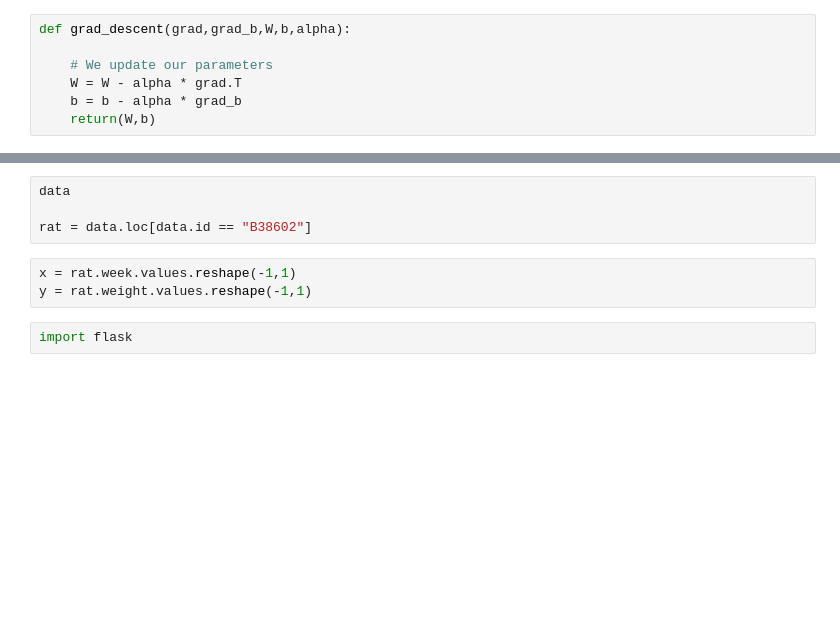
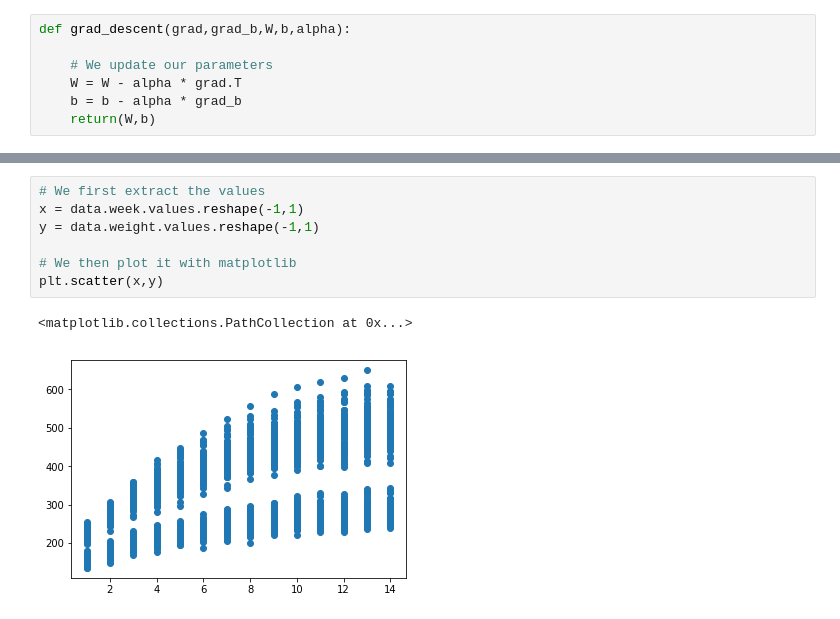
Before and after one commit to dhuynh95/X-AI, a Jupyter notebook: lesson_1_regression_classification/Lesson_1_regression.ipynb, the cells around one changed output, grey strips where cells are left out. Saved outputs shown, nothing was run; the diff lists cells and outputs as text; blank space fills up the shorter version.

```diff
--- a/lesson_1_regression_classification/Lesson_1_regression.ipynb
+++ b/lesson_1_regression_classification/Lesson_1_regression.ipynb
@@ -395,9 +444,10 @@ data = pd.read_csv("./data/ratWeight.csv")
-# %%
-data
-
-rat = data.loc[data.id == "B38602"]
 # %%
-x = rat.week.values.reshape(-1,1)
-y = rat.weight.values.reshape(-1,1)
+# We first extract the values
+x = data.week.values.reshape(-1,1)
+y = data.weight.values.reshape(-1,1)
+
+# We then plot it with matplotlib
+plt.scatter(x,y)
+# %% [output]
+<matplotlib.collections.PathCollection at 0x...>
+[figure, added]
-# %%
-import flask
```
Also changed, not shown: parts of 22 cells of this notebook, 3 other files.
